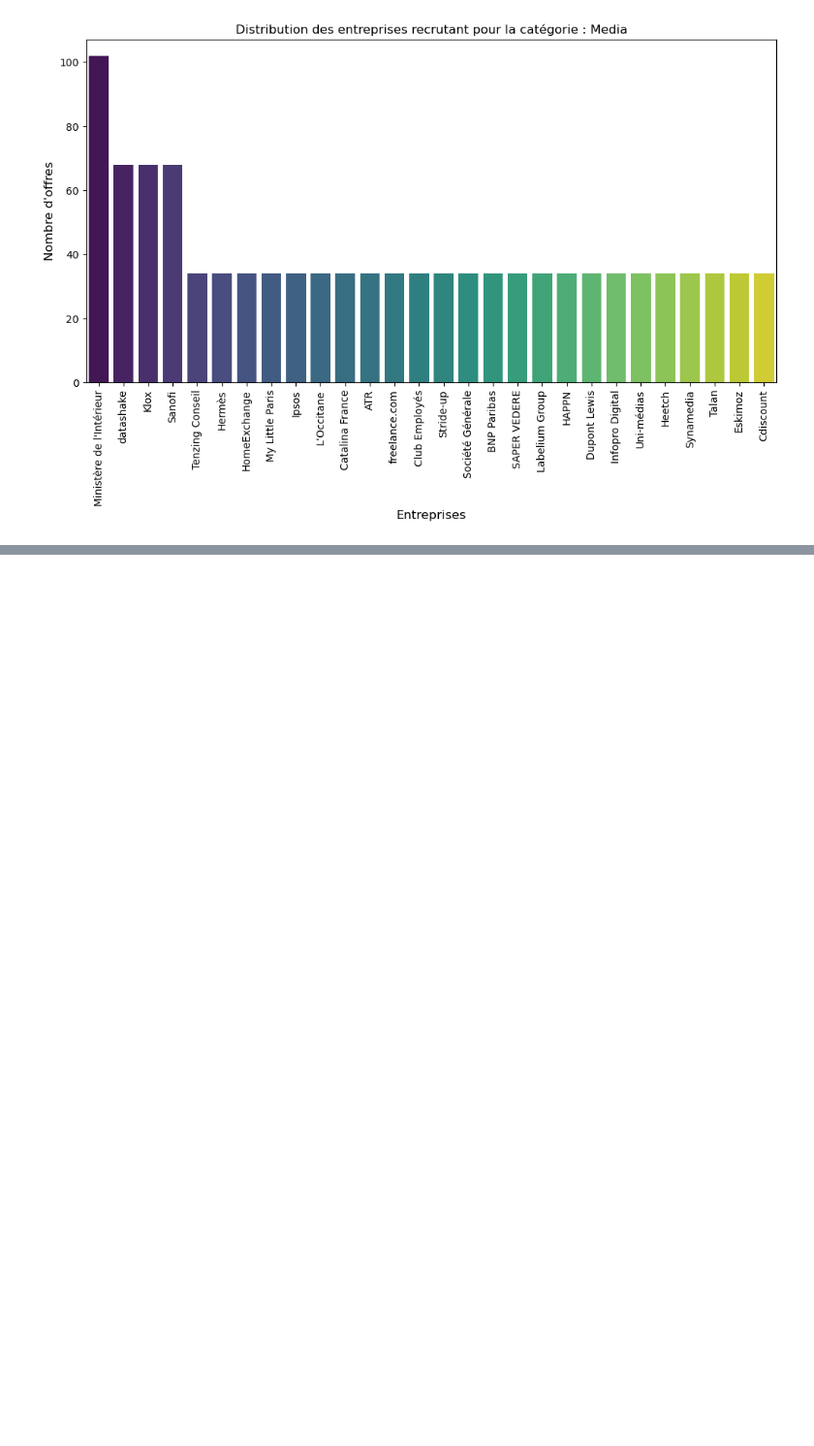
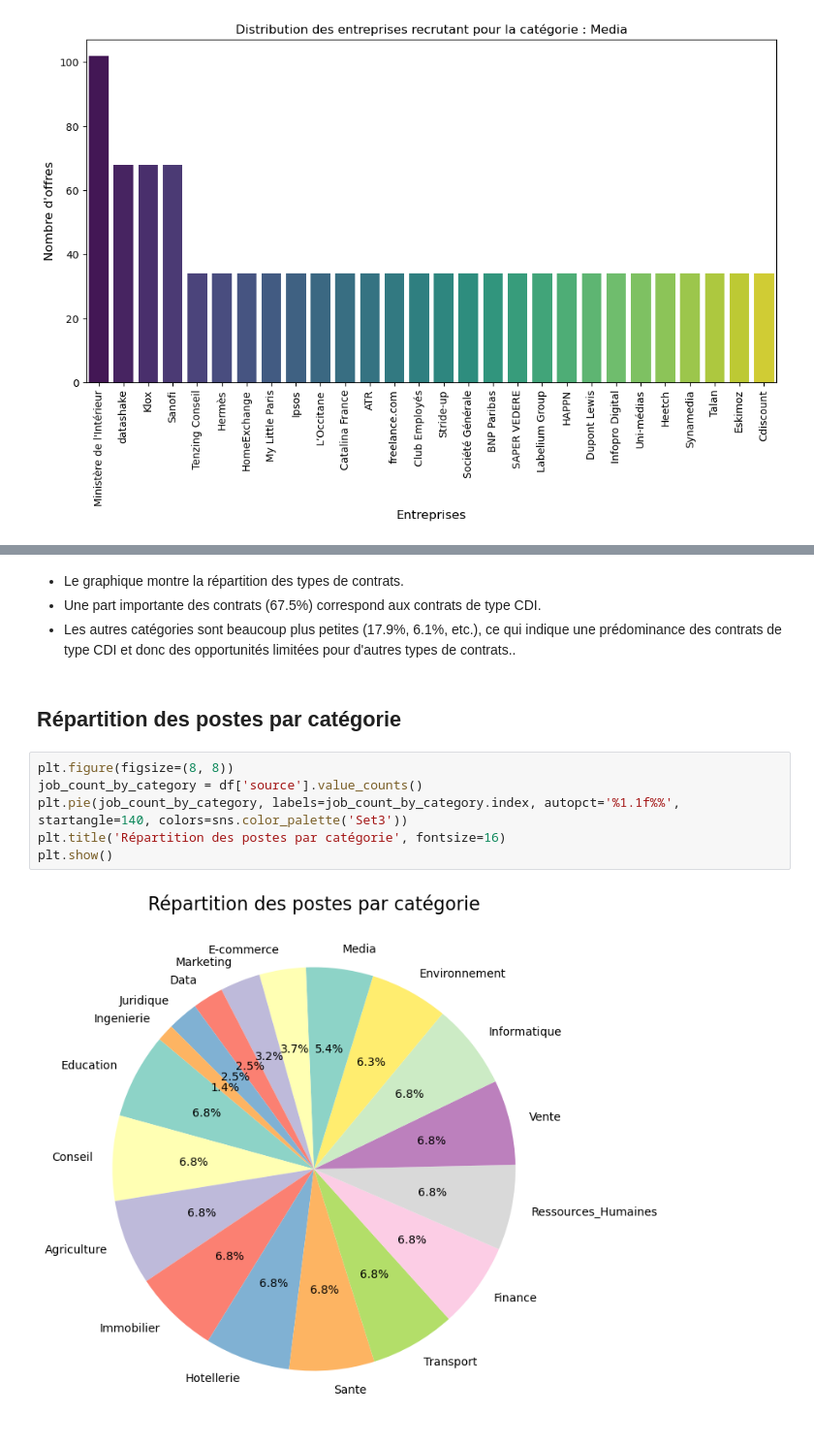
Before and after one commit to smnnawal4/projet-salaires, a Jupyter notebook: stats.ipynb, the cells around one changed output, grey strips where cells are left out. Shown at 97% size. Cells and saved outputs as stored; diff of their text form; blank space fills up the shorter version.

```diff
--- a/stats.ipynb
+++ b/stats.ipynb
@@ -200,0 +276,14 @@ pie_chart_cat(df_1,"Media" )
+# %% [markdown]
+* Le graphique montre la répartition des types de contrats.
+* Une part importante des contrats (67.5%) correspond aux contrats de type CDI.
+* Les autres catégories sont beaucoup plus petites (17.9%, 6.1%, etc.), ce qui indique une prédominance des contrats de type CDI et donc des opportunités limitées pour d'autres types de contrats..
+# %% [markdown]
+## Répartition des postes par catégorie
+# %%
+plt.figure(figsize=(8, 8))
+job_count_by_category = df['source'].value_counts()
+plt.pie(job_count_by_category, labels=job_count_by_category.index, autopct='%1.1f%%', startangle=140, colors=sns.color_palette('Set3'))
+plt.title('Répartition des postes par catégorie', fontsize=16)
+plt.show()
+# %% [output]
+[figure, added]
```
Also changed, not shown: parts of 23 cells of this notebook, 1 other file.
